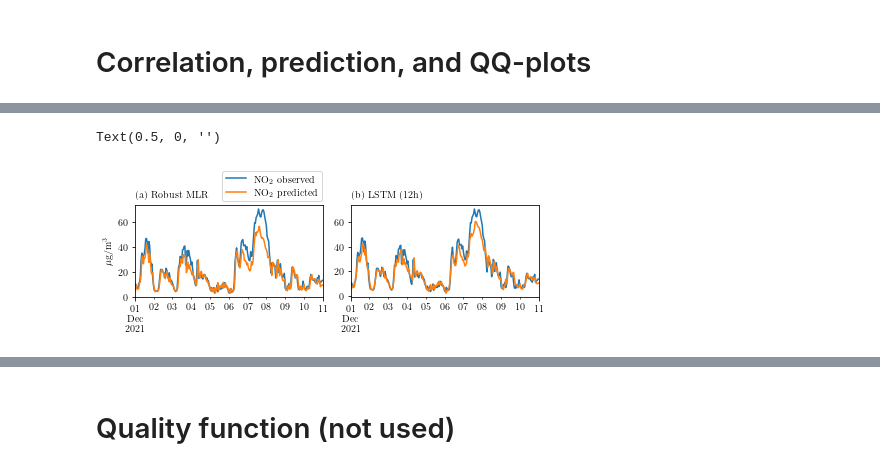
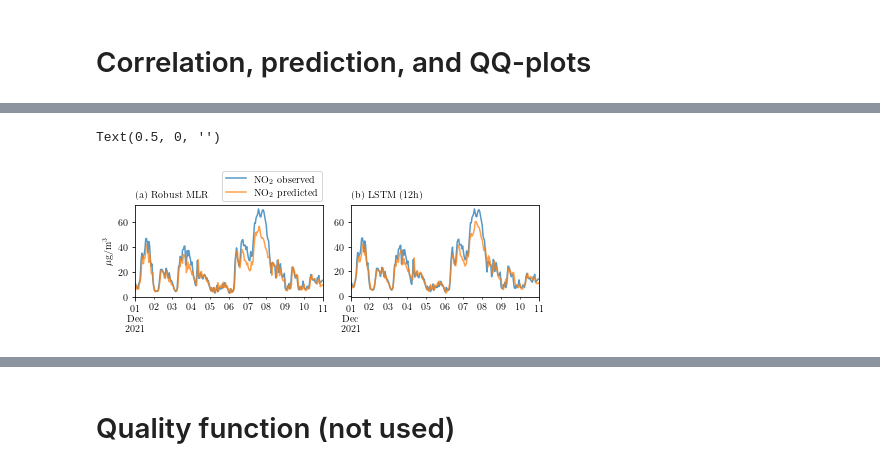
Before and after one commit to simoncarlen/forecasting_project, a Jupyter notebook: jupyter_notebooks/forecast_plots_NO2.ipynb, the cells around one changed output, grey strips where cells are left out. Cells and saved outputs as stored; diff of their text form; code cells hidden in the pictures.

```diff
--- a/jupyter_notebooks/forecast_plots_NO2.ipynb
+++ b/jupyter_notebooks/forecast_plots_NO2.ipynb
@@ -440,7 +479,7 @@ end = '2021-12-11 00:00'
 
 fig, (ax1, ax2) = plt.subplots(1,2, constrained_layout=True, sharex=True, figsize=(6.2, 2.35), sharey=False)
 
-df_rreg_results.iloc[:,[0,1]][start:end].plot(ax=ax1)
+df_rreg_results.iloc[:,[0,1]][start:end].plot(ax=ax1, alpha=.75)
 ax1.annotate('(a) Robust MLR', xy=(0, 1.07), xycoords="axes fraction")
 ax1.legend(loc='lower right', bbox_to_anchor= (1.0, 1.025), ncol=1, borderaxespad=0.1)
 ax1.set_xlabel('')
@@ -450,36 +489,36 @@ ax1.set_xticks([], major=True)
 # df_simple_dense_results.iloc[:,[0,1]][start:end].plot(ax=ax2)
 # ax2.annotate('(b) Dense', xy=(0, 1.07), xycoords="axes fraction")
 # ax2.get_legend().remove()
 # ax2.set_xlabel('')
 # ax2.set_ylabel('$\mu$g/m$^3$')
 # ax2.set_xticks([], major=True)
 
 # df_dense_results[start:end].plot(ax=ax2)
 # ax2.annotate('(b) Dense model', xy=(0, 1.07), xycoords="axes fraction")
 # ax2.legend(loc='lower right', bbox_to_anchor= (1.0, 1.025), ncol=1, borderaxespad=0.1)
 # ax2.get_legend().remove()
 # ax2.set_xlabel('')
 # ax2.set_xticks([], major=True)
 
 # df_RNN_results[start:end].plot(ax=ax3)
 # ax3.annotate('(c) RNN model', xy=(0, 1.07), xycoords="axes fraction")
 # #ax2.legend(loc='lower right', bbox_to_anchor= (1.0, 1.025), ncol=1, borderaxespad=0.1)
 # ax3.get_legend().remove()
 # ax3.set_ylabel('$\mu$g/m$^3$')
 # ax3.set_xlabel('')
 
-df_lstm_12h_results.iloc[:,[0,1]][start:end].plot(ax=ax2)
+df_lstm_12h_results.iloc[:,[0,1]][start:end].plot(ax=ax2, alpha=.75)
 ax2.annotate('(b) LSTM (12h)', xy=(0, 1.07), xycoords="axes fraction")
 #ax2.legend(loc='lower right', bbox_to_anchor= (1.0, 1.025), ncol=1, borderaxespad=0.1)
 # ax2.set_ylabel('$\mu$g/m$^3$')
 ax2.get_legend().remove()
 ax2.set_xlabel('')
 
 # plt.savefig('../plots/predictions.pdf')
-# plt.savefig('../plots/predictions_all.pdf')
+# plt.savefig('../plots/predictions_NEW.pdf')
 # %% [output]
 Text(0.5, 0, '')
-[figure, old version]
+[figure, new version]
 # %%
 df_rreg_results['error'] = df_rreg_results['NO$_2$ observed'] - df_rreg_results['NO$_2$ predicted']
 print('Robust MLR\n',sm.stats.acorr_ljungbox(df_rreg_results['error'].values, lags=[50], boxpierce=True, return_df=True))
```
Also changed, not shown: parts of 7 cells of this notebook, 19 other files.
